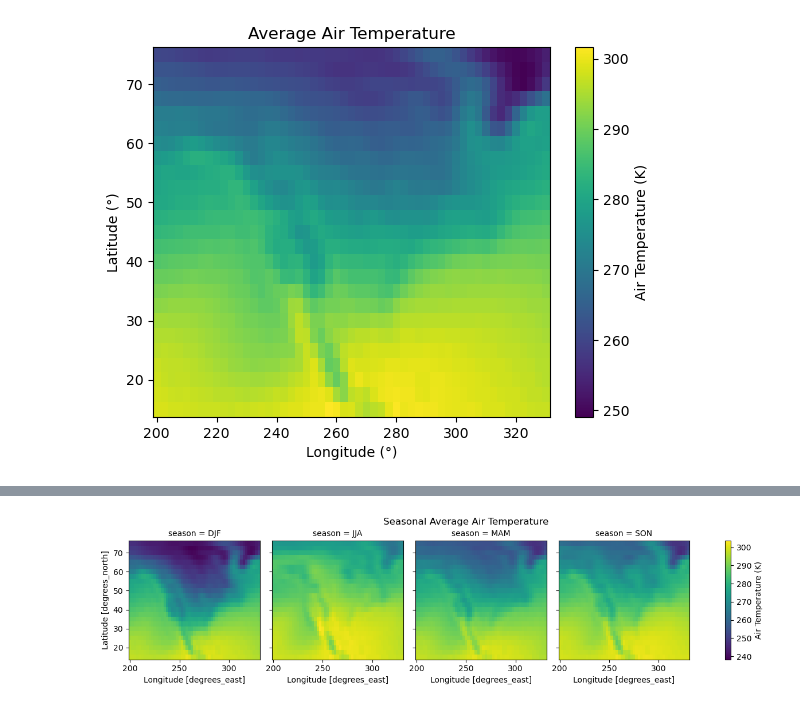
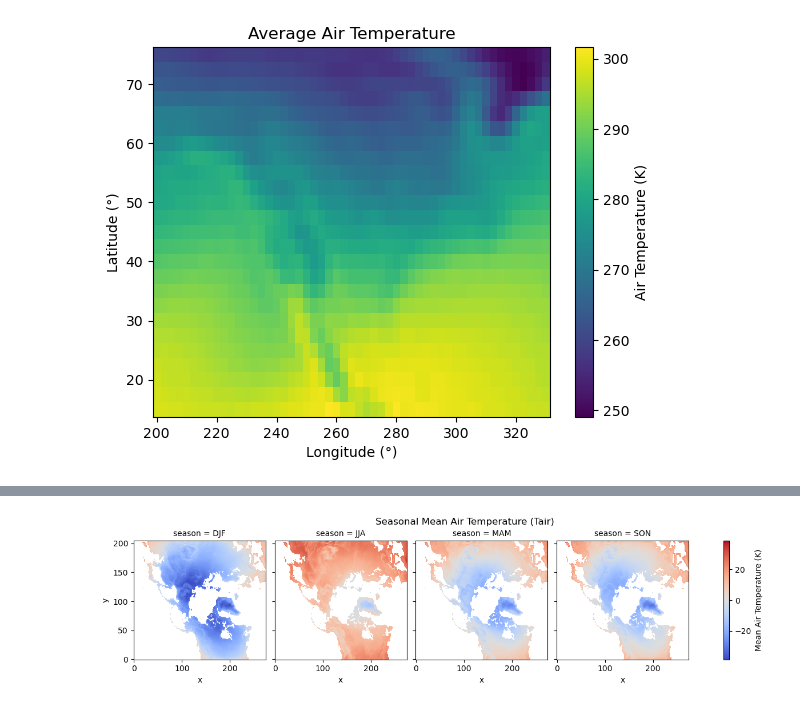
Before and after one commit to fredrickk-AI4EO/Air-temperature-analysis, a Jupyter notebook: code/air_temperature.ipynb, the cells around one changed output, grey strips where cells are left out. Saved outputs shown, nothing was run; the diff lists cells and outputs as text; code cells hidden in the pictures.

Commit message:
Update air_temperature analysis, add anomalies and figures

```diff
--- a/code/air_temperature.ipynb
+++ b/code/air_temperature.ipynb
@@ -106,0 +126,3 @@ plt.show()
+# %%
+rasm_ds = xr.tutorial.open_dataset("rasm")
+rasm_ds
@@ -106,0 +147,3 @@ plt.show()
+# %%
+air_temperature = rasm_ds["Tair"]
+air_temperature
@@ -107,7 +201,9 @@ plt.show()
 # %%
-seasonal_avg = air_temp.groupby("time.season").mean(dim="time")
-seasonal_avg.plot(col="season", cmap="viridis", cbar_kwargs={'label': 'Air Temperature (K)'})
-plt.suptitle("Seasonal Average Air Temperature", y=1.02)
+#  seasonal mean temperature (Tair).
+seasonal_mean = air_temperature.groupby("time.season").mean(dim="time")
+seasonal_mean.plot(col="season", cmap="coolwarm", cbar_kwargs={'label': 'Mean Air Temperature (K)'})
+plt.suptitle("Seasonal Mean Air Temperature (Tair)", y=1.02)
+plt.savefig('../figures/seasonal_mean_air_temperature.png', bbox_inches='tight')
 plt.show()
 # %% [output]
-[figure, old version]
+[figure, new version]
```
Also changed, not shown: parts of 16 cells of this notebook, 12 other files.
